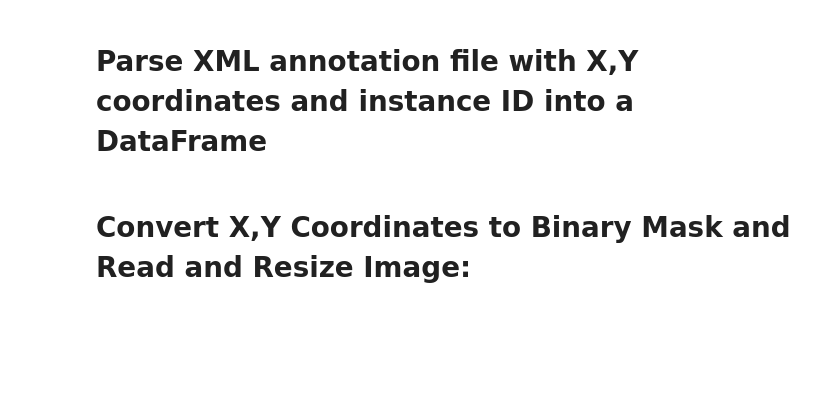
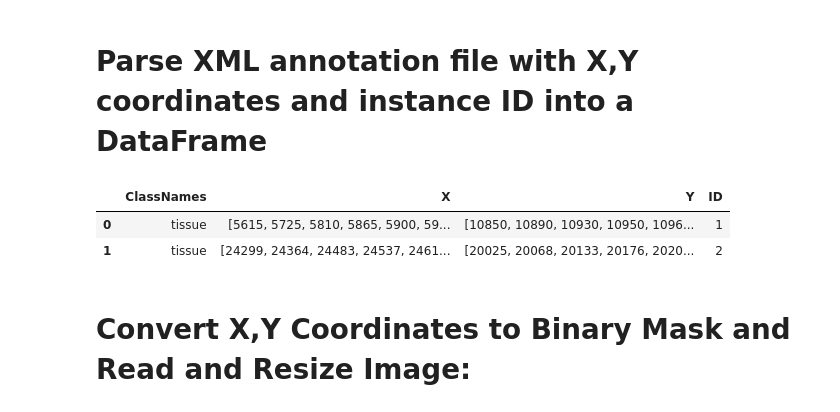
Before and after one commit to Wirtz-Lab/wsi_analysis, a Jupyter notebook: kevin/kevin_training.ipynb, the cells around one changed output. Saved outputs shown, nothing was run; the diff lists cells and outputs as text; code cells hidden in the pictures; blank space fills up the shorter version.

```diff
--- a/kevin/kevin_training.ipynb
+++ b/kevin/kevin_training.ipynb
@@ -29,8 +29,12 @@ def xml_to_df(xml_filepath):
     coord_df = pd.concat(append_df).reset_index(drop=True)
     return(coord_df)
 # %%
-# coord_df = xml_to_df(r'\\fatherserverdw\kyuex\clue images\annotations\roi\labeledmask\2022-06-07 13.18.40.xml')
-# coord_df
+coord_df = xml_to_df(r'\\fatherserverdw\kyuex\clue images\annotations\roi\2022-06-07 13.18.40.xml')
+coord_df
+# %% [output]
+|  | ClassNames | X | Y | ID |
+| 0 | tissue | [5615, 5725, 5810, 5865, 5900, 59... | [10850, 10890, 10930, 10950, 1096... | 1 |
+| 1 | tissue | [24299, 24364, 24483, 24537, 2461... | [20025, 20068, 20133, 20176, 2020... | 2 |
 # %% [markdown]
 # Convert X,Y Coordinates to Binary Mask and Read and Resize Image:
 # %%
```
Also changed, not shown: parts of 22 cells of this notebook.
